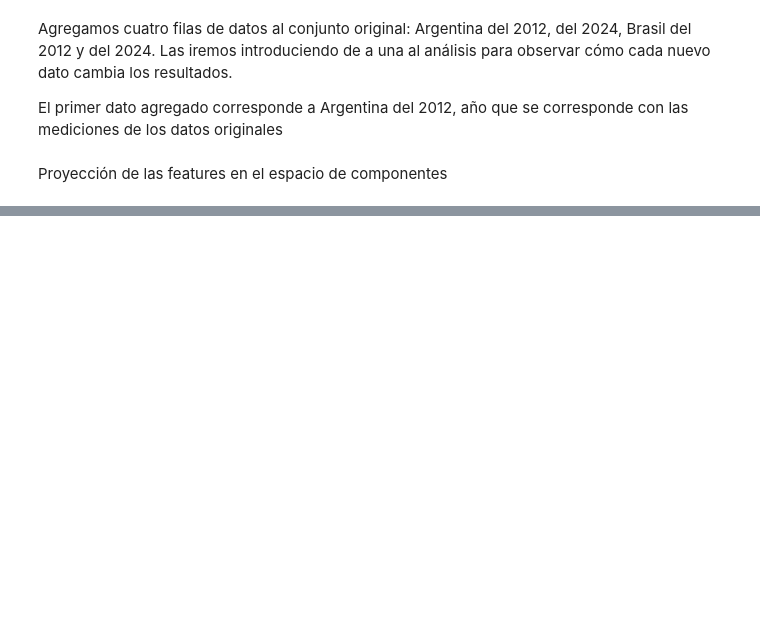
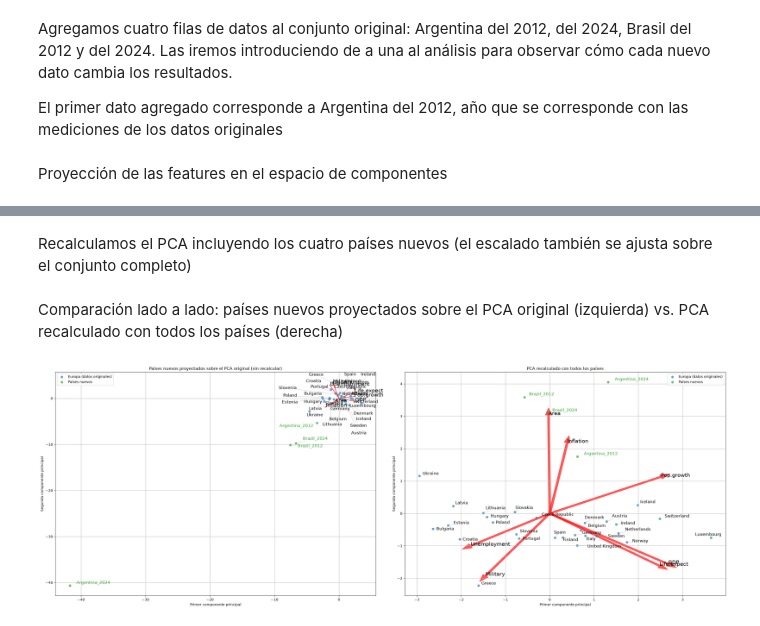
Before and after one commit to JulianDamelamia/guia_pca, a Jupyter notebook: actividad_2_3.ipynb, the cells around one changed output, grey strips where cells are left out. Saved outputs shown, nothing was run; the diff lists cells and outputs as text; code cells hidden in the pictures; blank space fills up the shorter version.

```diff
--- a/actividad_2_3.ipynb
+++ b/actividad_2_3.ipynb
@@ -286,0 +336,50 @@ plt.show()
+# %% [markdown]
+Recalculamos el PCA incluyendo los cuatro países nuevos (el escalado también se ajusta sobre el conjunto completo)
+# %%
+X_todos = df_mas_expandido[features].to_numpy()
+std_scaler_todos = StandardScaler()
+std_scaler_todos.fit(X_todos)
+X_scaled_todos = std_scaler_todos.transform(X_todos)
+
+pca_todos = PCA(n_components=None)
+pca_todos.fit(X_scaled_todos)
+X_proyectado_todos = pca_todos.transform(X_scaled_todos)
+componentes_todos = pca_todos.components_
+es_nuevo_todos = ~df_mas_expandido[id].isin(df[id]).to_numpy()
+# %% [markdown]
+Comparación lado a lado: países nuevos proyectados sobre el PCA original (izquierda) vs. PCA recalculado con todos los países (derecha)
+# %%
+def plot_biplot(ax, componentes, X_proy, paises, es_nuevo, titulo, escala=5):
+    ax.grid(True)
+    ax.set_title(titulo)
+    texts = []
+    for i in range(len(features)):
+        ax.arrow(0, 0, escala * componentes[0][i], escala * componentes[1][i],
+                 width=0.05, color='r', alpha=0.65)
+        ax.text(escala * componentes[0][i], escala * componentes[1][i],
+                s=features[i], fontdict={'color': 'k', 'size': 15})
+    for i, pais in enumerate(paises):
+        color = 'tab:green' if es_nuevo[i] else 'k'
+        texts.append(ax.text(X_proy[i, 0], X_proy[i, 1], pais, fontsize=12, color=color))
+
+    ax.scatter(X_proy[~es_nuevo, 0], X_proy[~es_nuevo, 1], alpha=0.65, label='Europa (datos originales)')
+    ax.scatter(X_proy[es_nuevo, 0], X_proy[es_nuevo, 1], alpha=0.65, color='tab:green', label='Países nuevos')
+    ax.legend()
+    adjust_text(texts, ax=ax,
+                arrowprops=dict(arrowstyle='->', color='gray', lw=0.5, alpha=0.7))
+    ax.set_xlabel('Primer componente principal')
+    ax.set_ylabel('Segunda componente principal')
+
+X_proy_sin_recalcular = np.vstack([X_proyectado_sklearn, X_nuevos_proyectado])
+paises_sin_recalcular = list(df[id]) + list(df_nuevos[id])
+es_nuevo_sin_recalcular = np.array([False] * len(df) + [True] * len(df_nuevos))
+
+fig, ax = plt.subplots(1, 2, figsize=(28, 10))
+plot_biplot(ax[0], componentes_sklearn, X_proy_sin_recalcular, paises_sin_recalcular, es_nuevo_sin_recalcular,
+            'Países nuevos proyectados sobre el PCA original (sin recalcular)')
+plot_biplot(ax[1], componentes_todos, X_proyectado_todos, df_mas_expandido[id], es_nuevo_todos,
+            'PCA recalculado con todos los países')
+plt.tight_layout()
+plt.show()
+# %% [output]
+[figure, added]
```
Also changed, not shown: parts of 10 cells of this notebook.
